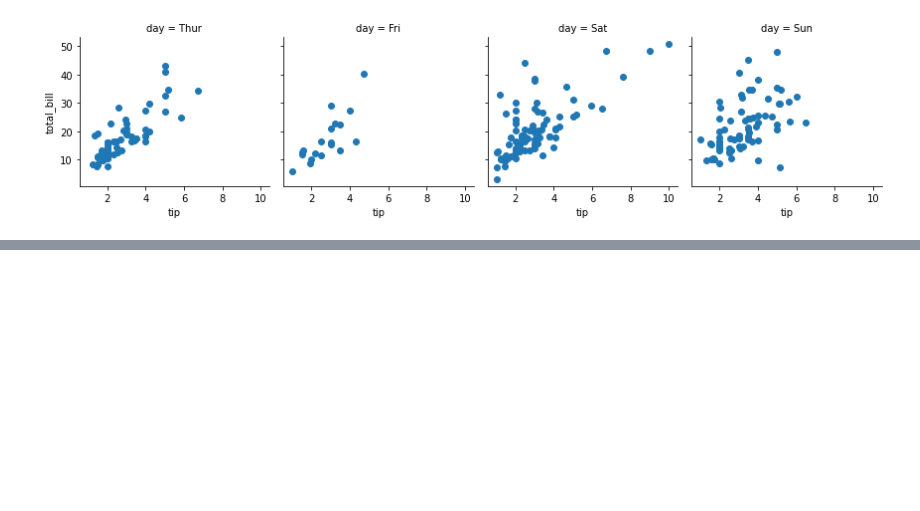
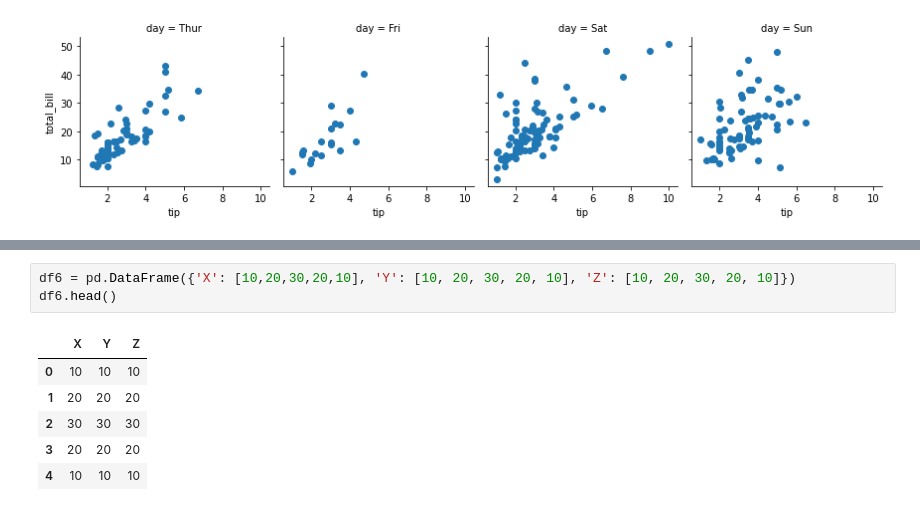
Before and after one commit to abagla18/ineuron_MLDL, a Jupyter notebook: 1_Python/4_plotting_libraries.ipynb, the cells around one changed output, grey strips where cells are left out. Cells and saved outputs as stored; diff of their text form; blank space fills up the shorter version.

```diff
--- a/1_Python/4_plotting_libraries.ipynb
+++ b/1_Python/4_plotting_libraries.ipynb
@@ -299,0 +407,10 @@ plt.show()
+# %%
+df6 = pd.DataFrame({'X': [10,20,30,20,10], 'Y': [10, 20, 30, 20, 10], 'Z': [10, 20, 30, 20, 10]})
+df6.head()
+# %% [output]
+|  | X | Y | Z |
+| 0 | 10 | 10 | 10 |
+| 1 | 20 | 20 | 20 |
+| 2 | 30 | 30 | 30 |
+| 3 | 20 | 20 | 20 |
+| 4 | 10 | 10 | 10 |
```
Also changed, not shown: parts of 37 cells of this notebook, 1 other file.
